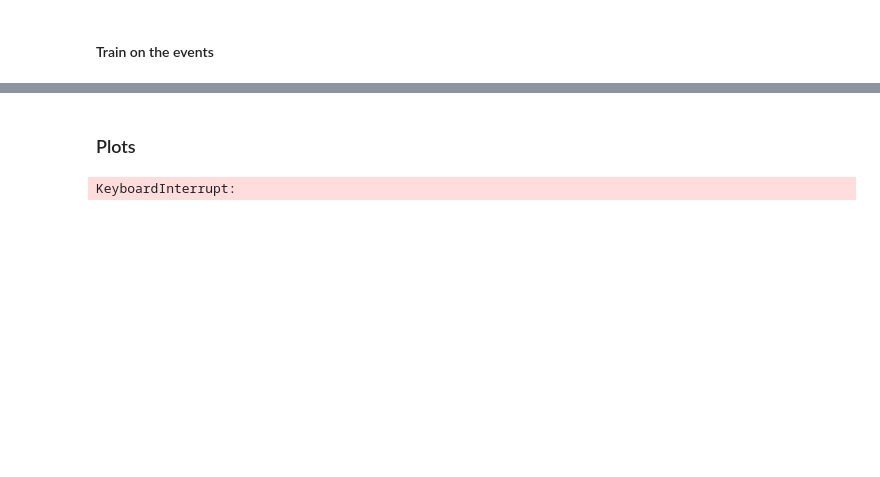
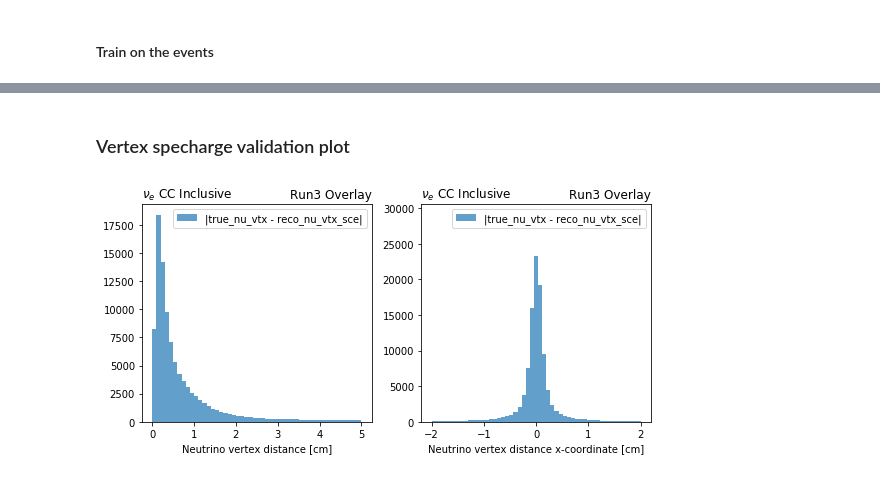
Before and after one commit to Wouter-VDP/nuecc_python, a Jupyter notebook: NueSelection.ipynb, the cells around one changed output, grey strips where cells are left out. Saved outputs shown, nothing was run; the diff lists cells and outputs as text; code cells hidden in the pictures; blank space fills up the shorter version.

```diff
--- a/NueSelection.ipynb
+++ b/NueSelection.ipynb
@@ -1449,5 +692,5 @@ if write_output_to_pickle:
-# %% [markdown]
-### Plots
+# %% [markdown]
+### Vertex specharge validation plot
 # %%
 fig, ax = plt.subplots(ncols=2, figsize=(8, 4))
 
@@ -1461,33 +704,33 @@ ax[0].hist(
     alpha=0.7,
 )
 ax[0].set_xlabel("Neutrino vertex distance [cm]")
 ax[0].set_title(r"$\nu_e$ CC Inclusive", loc="left")
 ax[0].set_title("Run3 Overlay", loc="right")
 ax[0].legend()
 
 reco_nu_vtx_sce_x = (
     all_samples["nu"]["daughters"]
     .query("nueccinc")
     .xs(0, level="daughter")["reco_nu_vtx_sce_x"]
 )
 true_nu_vtx_x = all_samples["nu"]["mc"]["true_nu_vtx_x"][
     (all_samples["nu"]["mc"]["nueccinc"] > 0) & (all_samples["nu"]["mc"]["n_pfps"] > 0)
 ]
 ax[1].hist(
-    true_nu_vtx_x + x_sce_magic - reco_nu_vtx_sce_x,
+    true_nu_vtx_x + nue_helper.x_sce_magic - reco_nu_vtx_sce_x,
     bins=51,
     range=(-2, 2),
     label="|true_nu_vtx - reco_nu_vtx_sce|",
     alpha=0.7,
 )
 
 ax[1].set_xlabel("Neutrino vertex distance x-coordinate [cm]")
 ax[1].set_title(r"$\nu_e$ CC Inclusive", loc="left")
 ax[1].set_title("Run3 Overlay", loc="right")
 ax[1].set_ylim(0, ax[1].get_ylim()[1] * 1.25)
 ax[1].legend()
 
 fig.tight_layout()
-fig.savefig(output_dir + "vtx_distance.pdf")
+fig.savefig(output_dir + "training/vtx_distance.pdf")
 # %% [output]
-KeyboardInterrupt:
+[figure, added]
```
Also changed, not shown: parts of 67 cells of this notebook, 6 other files.
